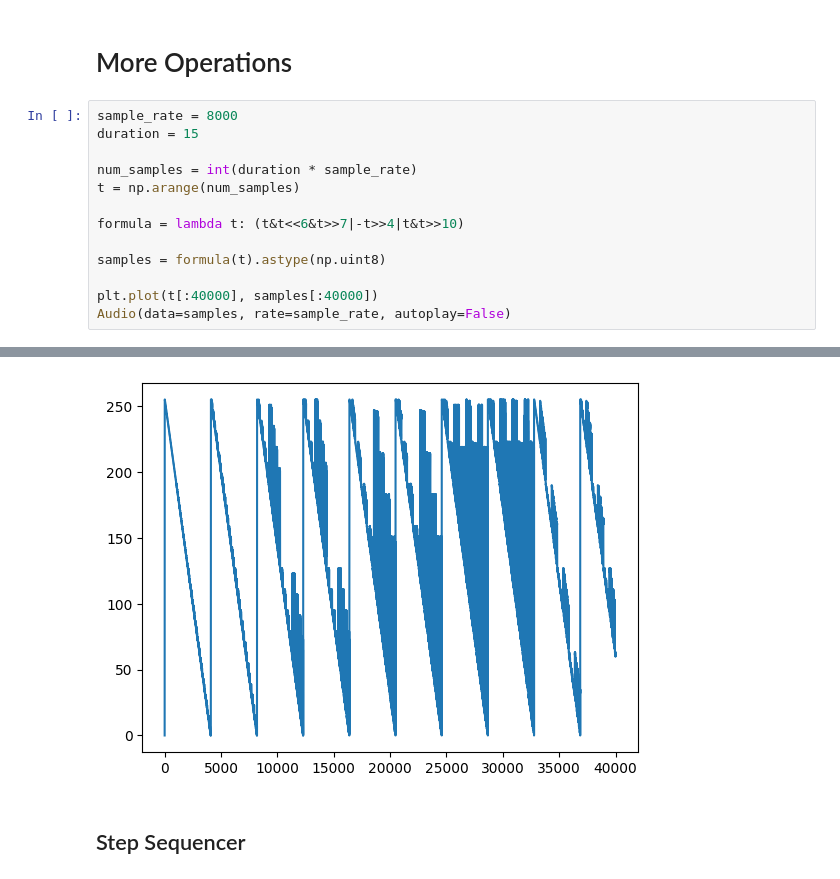
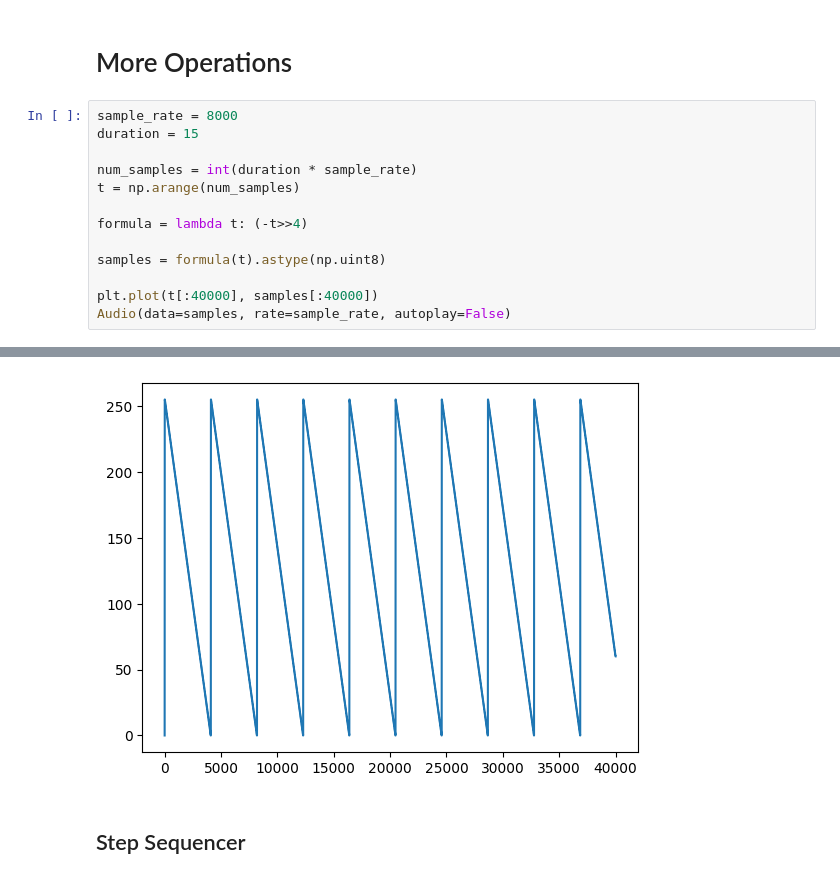
Before and after one commit to Sangarshanan/talks, a Jupyter notebook: bytebeat-python/notebooks/0-introduction.ipynb, the cells around one changed output, grey strips where cells are left out. Drawn from its saved outputs; the diff is of its cells as text.

```diff
--- a/bytebeat-python/notebooks/0-introduction.ipynb
+++ b/bytebeat-python/notebooks/0-introduction.ipynb
@@ -44,19 +44,19 @@ Audio(data=samples, rate=sample_rate, autoplay=False)
 # %%
 sample_rate = 8000
 duration = 15
 
 num_samples = int(duration * sample_rate)
 t = np.arange(num_samples)
 
-formula = lambda t: (t&t<<6&t>>7|-t>>4|t&t>>10)
+formula = lambda t: (-t>>4)
 
 samples = formula(t).astype(np.uint8)
 
 plt.plot(t[:40000], samples[:40000])
 Audio(data=samples, rate=sample_rate, autoplay=False)
 # %% [output]
 [interactive output not drawn]
-[figure, old version]
+[figure, new version]
 # %% [markdown]
 ## Step Sequencer
 # %%
```
Also changed, not shown: parts of 1 cell of this notebook, 1 other file.
